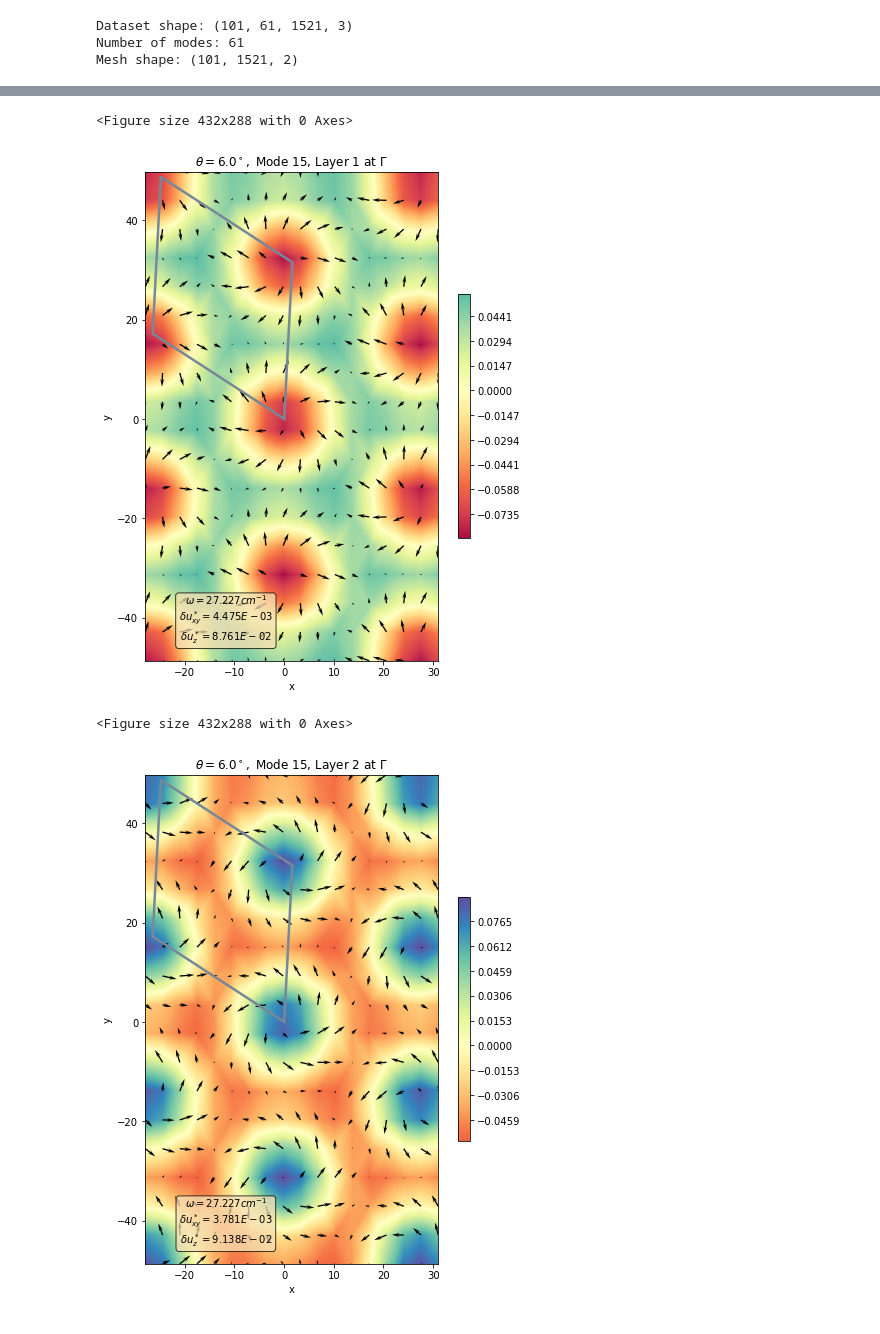
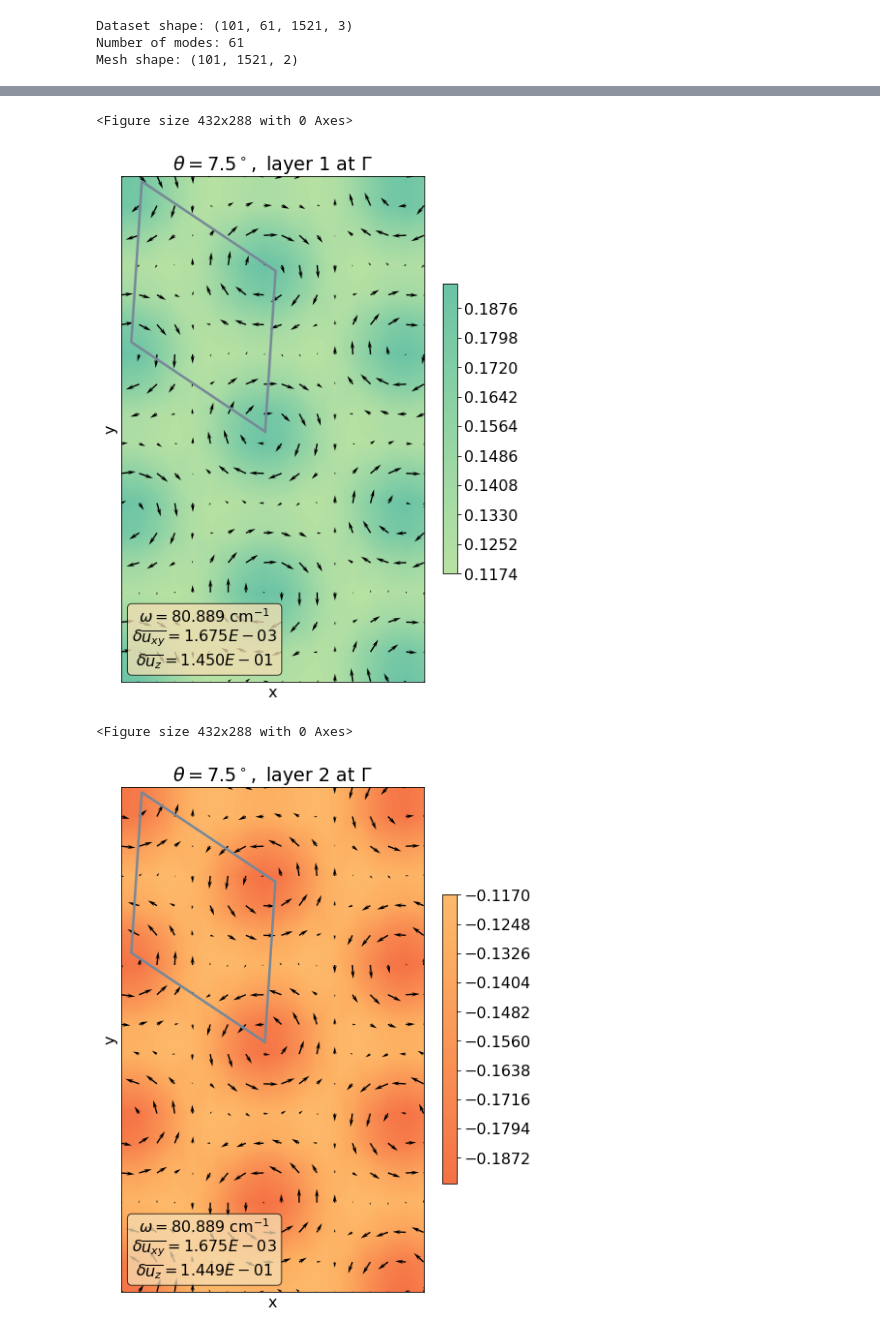
Before and after one commit to jz-lu/ml-ph, a Jupyter notebook: ALLEGRO_ANALYZER/thspc_finder.ipynb, the cells around one changed output, grey strips where cells are left out. Saved outputs shown, nothing was run; the diff lists cells and outputs as text; code cells hidden in the pictures.

```diff
--- a/ALLEGRO_ANALYZER/thspc_finder.ipynb
+++ b/ALLEGRO_ANALYZER/thspc_finder.ipynb
@@ -11,8 +11,8 @@ from pymatgen.io.vasp.inputs import Poscar
 # %%
 # Change as necessary
 ROOT = '/Users/jonathanlu/Documents'
-DIRNAME = "tvHet"
-n_at = 6
+DIRNAME = "tvGr"
+n_at = 4
 THSPC_DIR = "theta"
 # %%
 th_min, th_max, ntheta = np.loadtxt(f"{ROOT}/{DIRNAME}/theta.txt")
@@ -67,13 +67,14 @@ Mesh shape: (101, 1521, 2)
 #     print(f"[{round(thetas[i], 2)}] S @ {Ss}")
 # %%
 # Visualize the real-space phonons
-THETA_IDX = 60
-WHICH_MODE = 15
+THETA_IDX = 75
+WHICH_MODE = 11
 print(f"Analyzing theta = {thetas[THETA_IDX]} (idx={THETA_IDX})")
 coords = mesh[THETA_IDX]
 
 ph = TwistedRealspacePhonon(thetas[THETA_IDX], k_set[THETA_IDX],
                             GM_set[THETA_IDX], DMs[THETA_IDX], n_at,
-                            bl_M, poscars_uc, modeidxs=np.arange(nmodes))
-ph.plot_a_phonon(WHICH_MODE)
+                            bl_M, poscars_uc, modeidxs=np.arange(nmodes),
+                            outdir=f'{ROOT}/data_mlph')
+ph.plot_a_phonon(WHICH_MODE, save=True, outname='Gr.png')
 # %% [output]
@@ -81,7 +82,7 @@ Analyzing theta = 6.004 (idx=60)
 <Figure size 432x288 with 0 Axes>
-[figure, old version]
+[figure, new version]
 <Figure size 432x288 with 0 Axes>
-[figure, old version]
+[figure, new version]
 # %%
 # Visualize the real-space phonons per atom
 THETA_IDX = 30
```
Also changed, not shown: parts of 2 cells of this notebook, 6 other files.
